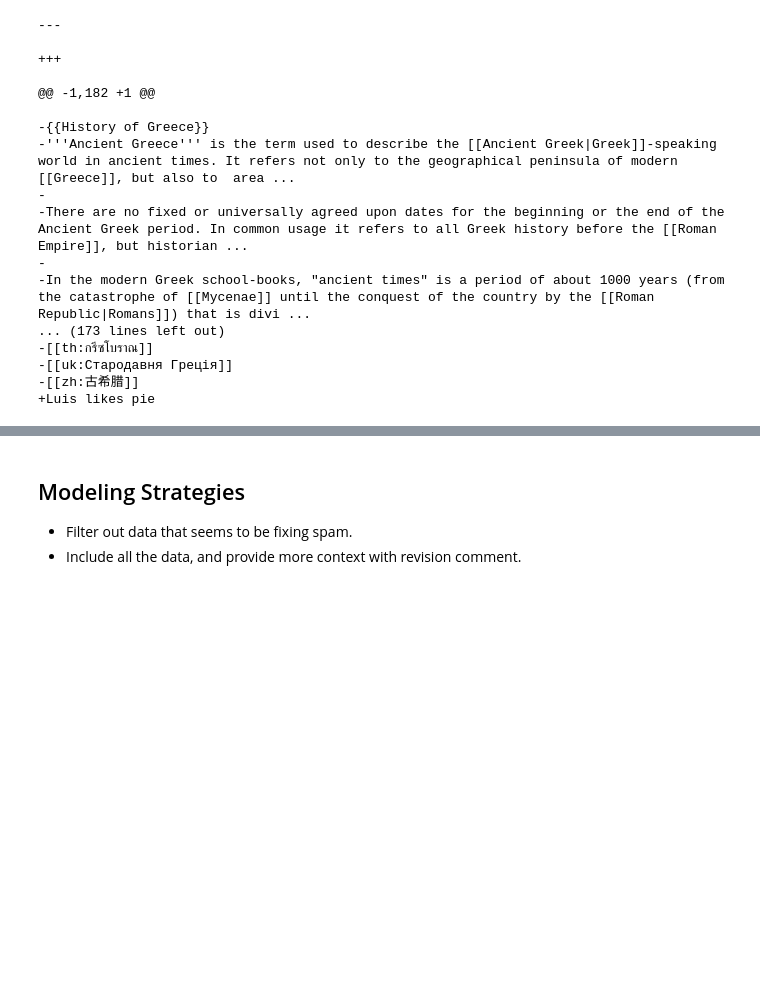
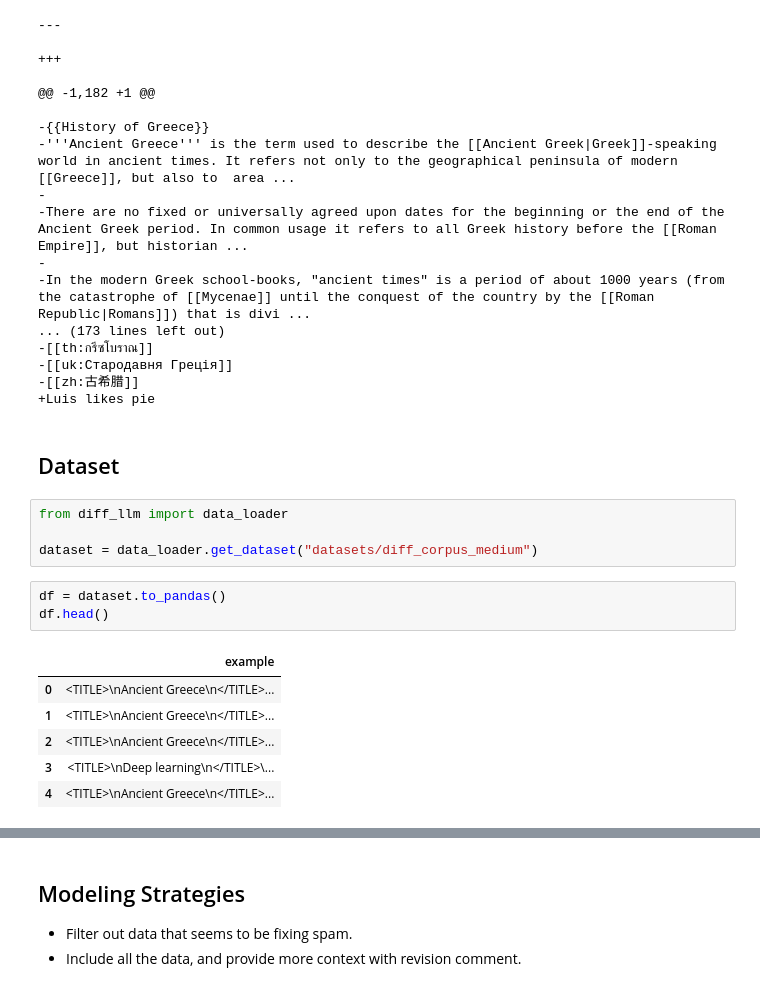
Before and after one commit to hai-labs/diff-llm, a Jupyter notebook: dataset_eda.ipynb, the cells around one changed output, grey strips where cells are left out. Saved outputs shown, nothing was run; the diff lists cells and outputs as text; blank space fills up the shorter version.

```diff
--- a/dataset_eda.ipynb
+++ b/dataset_eda.ipynb
@@ -158,3 +158,19 @@ for l in difflib.unified_diff(before.splitlines(), after.splitlines()):
 -[[uk:Стародавня Греція]]
 -[[zh:古希腊]]
 +Luis likes pie
+# %% [markdown]
+## Dataset
+# %%
+from diff_llm import data_loader
+
+dataset = data_loader.get_dataset("datasets/diff_corpus_medium")
+# %%
+df = dataset.to_pandas()
+df.head()
+# %% [output]
+|  | example |
+| 0 | <TITLE>\nAncient Greece\n</TITLE>... |
+| 1 | <TITLE>\nAncient Greece\n</TITLE>... |
+| 2 | <TITLE>\nAncient Greece\n</TITLE>... |
+| 3 | <TITLE>\nDeep learning\n</TITLE>\... |
+| 4 | <TITLE>\nAncient Greece\n</TITLE>... |
```
Also changed, not shown: parts of 3 cells of this notebook, 8 other files.
